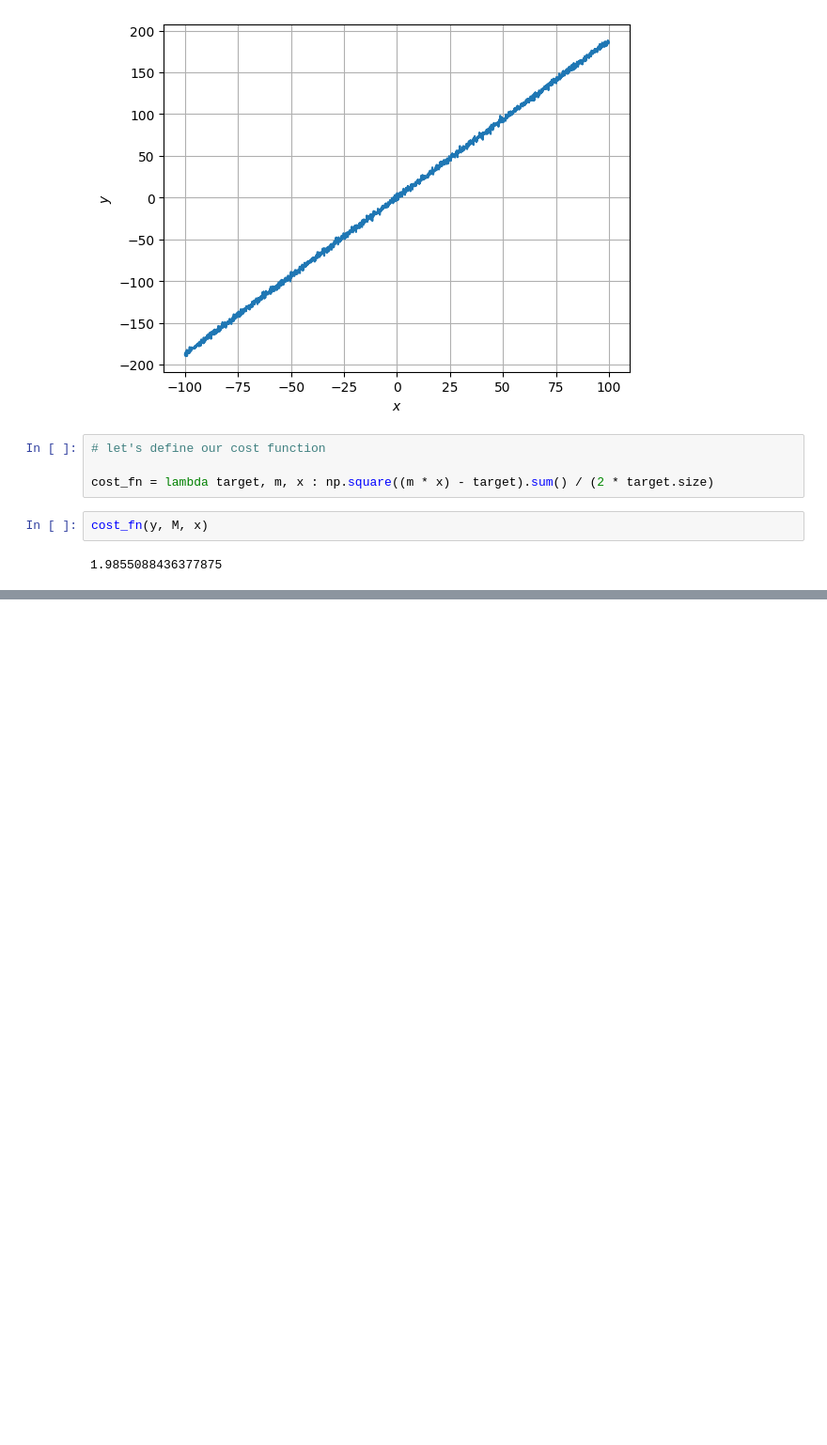
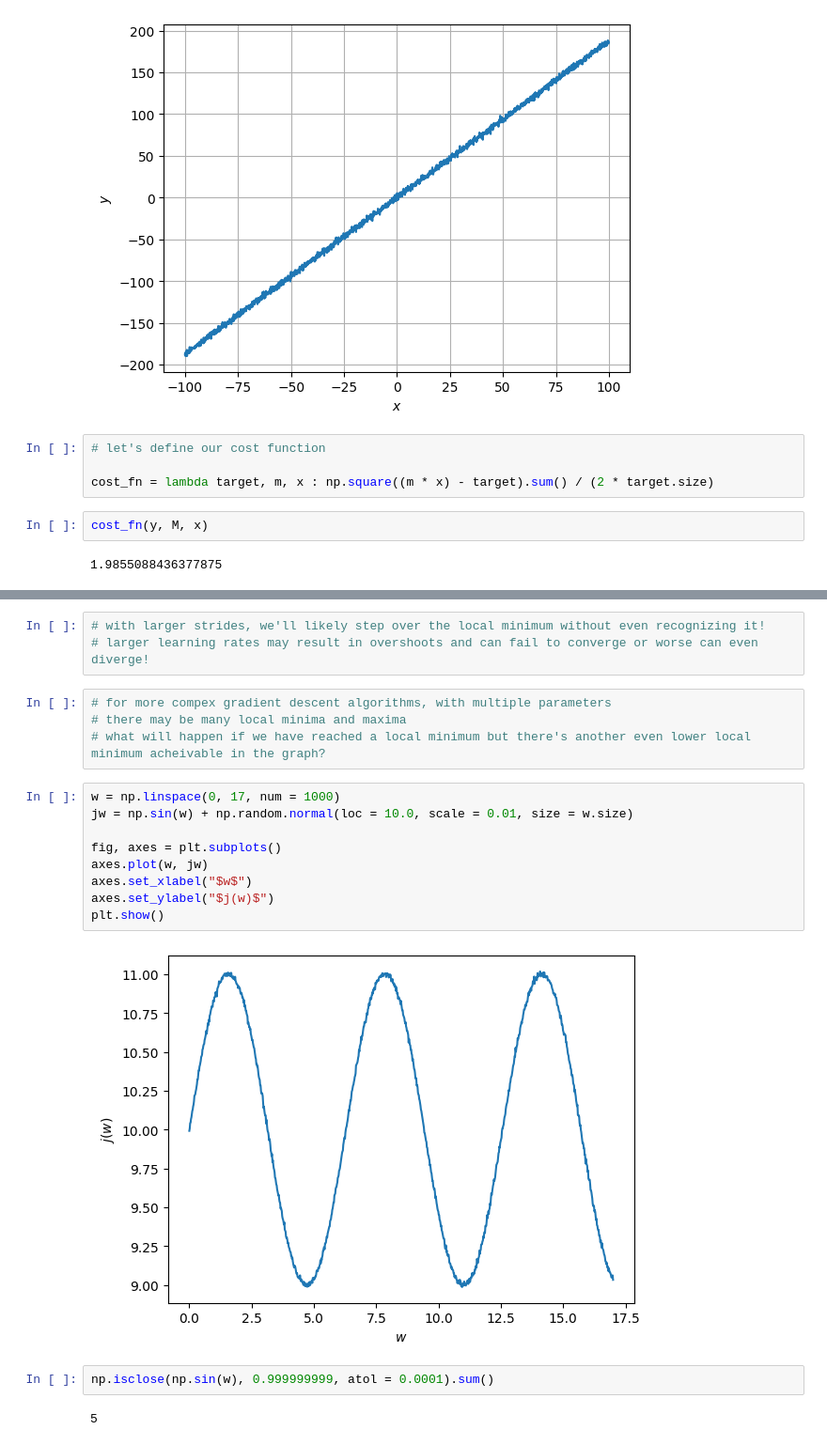
Before and after one commit to anoban/Supervised-Machine-Learning-Regression-and-Classification, a Jupyter notebook: anoban/Learning Rate.ipynb, the cells around one changed output, grey strips where cells are left out. Shown at 94% size. Drawn from its saved outputs; the diff is of its cells as text; blank space fills up the shorter version.

```diff
--- a/anoban/Learning Rate.ipynb
+++ b/anoban/Learning Rate.ipynb
@@ -53,0 +114,22 @@ plt.show()
+# %%
+# with larger strides, we'll likely step over the local minimum without even recognizing it!
+# larger learning rates may result in overshoots and can fail to converge or worse can even diverge!
+# %%
+# for more compex gradient descent algorithms, with multiple parameters
+# there may be many local minima and maxima
+# what will happen if we have reached a local minimum but there's another even lower local minimum acheivable in the graph?
+# %%
+w = np.linspace(0, 17, num = 1000)
+jw = np.sin(w) + np.random.normal(loc = 10.0, scale = 0.01, size = w.size)
+
+fig, axes = plt.subplots()
+axes.plot(w, jw)
+axes.set_xlabel("$w$")
+axes.set_ylabel("$j(w)$")
+plt.show()
+# %% [output]
+[figure, added]
+# %%
+np.isclose(np.sin(w), 0.999999999, atol = 0.0001).sum()
+# %% [output]
+5
```
Also changed, not shown: parts of 11 cells of this notebook.
